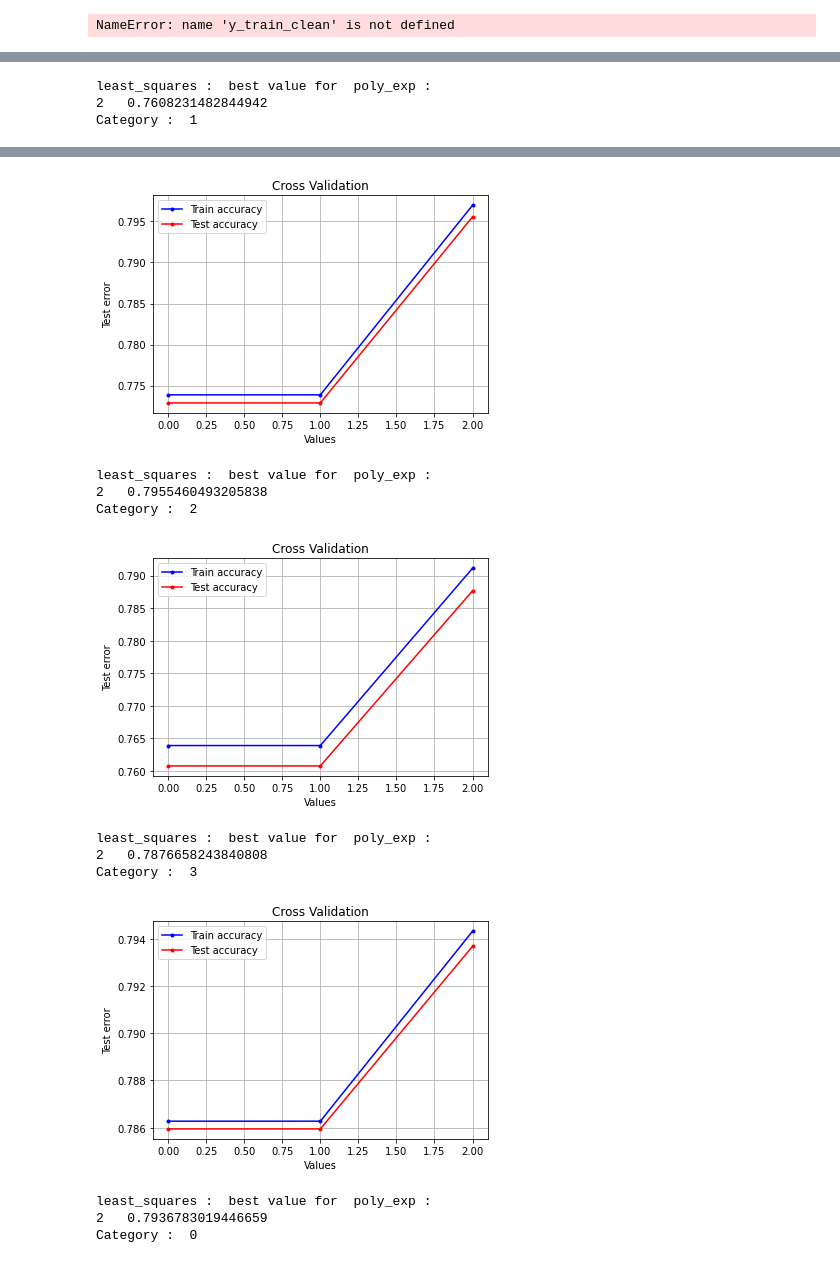
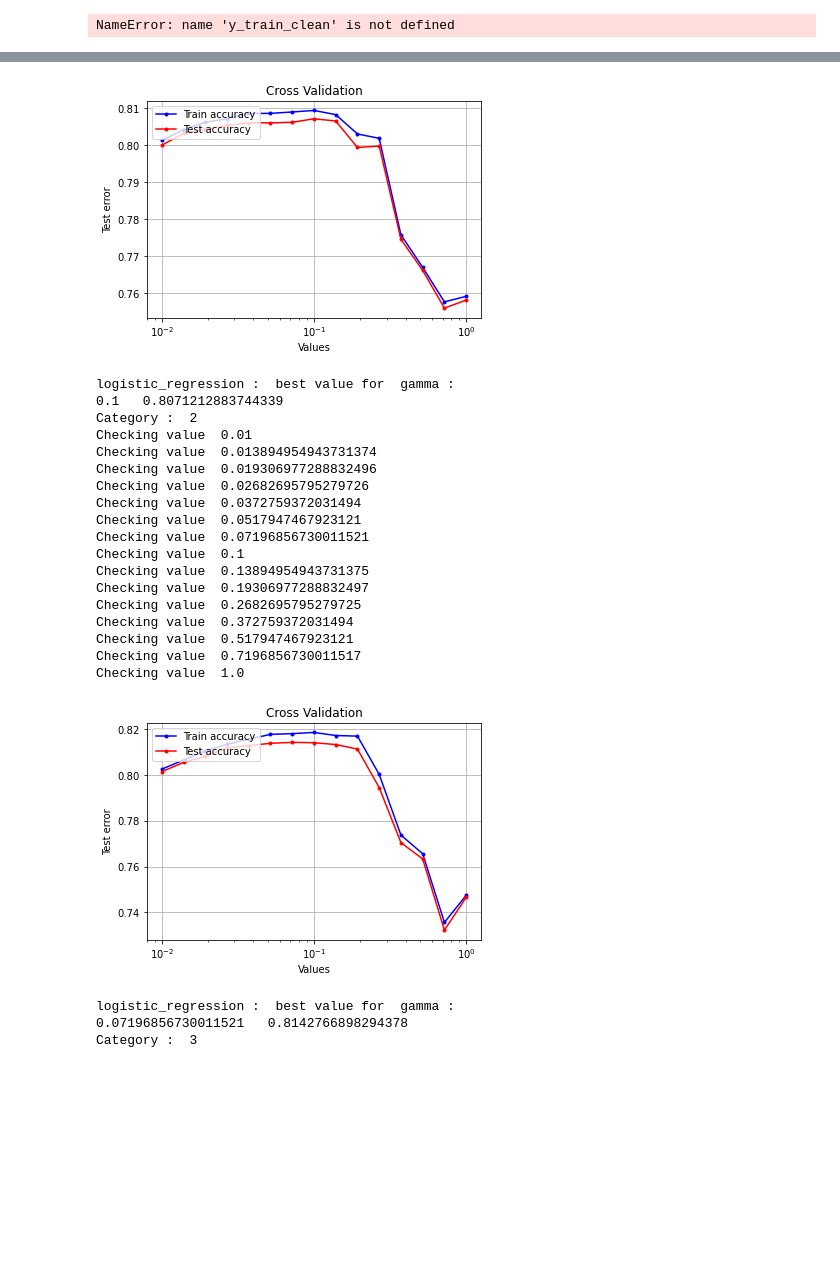
Before and after one commit to hugolepeytre/CS-433-machine-learning, a Jupyter notebook: project1/scripts/project1.ipynb, the cells around one changed output, grey strips where cells are left out. Saved outputs shown, nothing was run; the diff lists cells and outputs as text; code cells hidden in the pictures; blank space fills up the shorter version.

Commit message:
continuing to tune model

```diff
--- a/project1/scripts/project1.ipynb
+++ b/project1/scripts/project1.ipynb
@@ -355,25 +355,28 @@ NameError: name 'y_train_clean' is not defined
 #- récupérer le nom du modèle, du paramètre et la meilleure valeur pour les réinjecter dans une pipeline avec "model data" qui sort le nom du modèle et son accuracy pour simplement choisir le meilleur
 #- améliorer tout ça pour avoir un modèle différent pour chaque catégorie
 CATEGORIES_NBR = 4
-
 models = {
         'least_squares' : {
-            'poly_exp' : np.arange(3),
+            #'poly_exp' : np.arange(2),
+        },
+        'ridge_regression' : {
+            #'poly_exp' : np.arange(15),
+            #'lambda_' : np.logspace(-4, 1, 20)
         },
         'logistic_regression' : {
-            'poly_exp' : np.arange(3),
-            'max_iters' : (np.arange(5)+1)*500,
-            'gamma' : np.logspace(0, 3, 20)
+            #'poly_exp' : np.arange(6),
+            #'max_iters' : (np.arange(5)+1)*500,
+            'gamma' : np.logspace(-2, 0, 15)
         }
-}
+        }
 results = []
 for model_name, model in models.items() :
     for param_name, param_values in model.items() :
-        for value in param_values :
-            for i in range(CATEGORIES_NBR):
-                #todo, si on a déjà optimisé un paramètre pour un modèle, utiliser celui ci au lieu de celui par défaut dans la fonction
-                best_iter, best_loss = find_best_parameter(Y_train[i], X_train[i], model_name, param_name, param_values, logspace=False, gamma=0.3, poly_exp=1)
-                print(model_name, ":", " best value for ",param_name, ":")
-                print(best_iter," ",best_loss)
-                print("Category : ", i)
+        #for value in param_values :
+        for i in range(CATEGORIES_NBR):
+            #todo, si on a déjà optimisé un paramètre pour un modèle, utiliser celui ci au lieu de celui par défaut dans la fonction
+            best_iter, best_loss = find_best_parameter(Y_train[i], X_train[i], model_name, param_name, param_values, logspace=True, gamma=0.0003, poly_exp=3, lambda_=0.0003)
+            print(model_name, ":", " best value for ",param_name, ":")
+            print(best_iter," ",best_loss)
+            print("Category : ", i)
 # %% [output]
@@ -385,3 +417,0 @@ Category :  0
-least_squares :  best value for  poly_exp :
-2   0.7608231482844942
-Category :  1
@@ -388,12 +436,23 @@ Category :  1
-[figure, old version]
+[figure, new version]
-least_squares :  best value for  poly_exp :
-2   0.7955460493205838
-Category :  2
+logistic_regression :  best value for  gamma :
+0.1   0.8071212883744339
+Category :  2
+Checking value  0.01
+Checking value  0.013894954943731374
+Checking value  0.019306977288832496
+Checking value  0.02682695795279726
+Checking value  0.0372759372031494
+Checking value  0.0517947467923121
+Checking value  0.07196856730011521
+Checking value  0.1
+Checking value  0.13894954943731375
+Checking value  0.19306977288832497
+Checking value  0.2682695795279725
+Checking value  0.372759372031494
+Checking value  0.517947467923121
+Checking value  0.7196856730011517
+Checking value  1.0
-[figure, old version]
+[figure, new version]
-least_squares :  best value for  poly_exp :
-2   0.7876658243840808
-Category :  3
-[figure, removed]
-least_squares :  best value for  poly_exp :
-2   0.7936783019446659
-Category :  0
+logistic_regression :  best value for  gamma :
+0.07196856730011521   0.8142766898294378
+Category :  3
```
Also changed, not shown: parts of 1 cell of this notebook.
